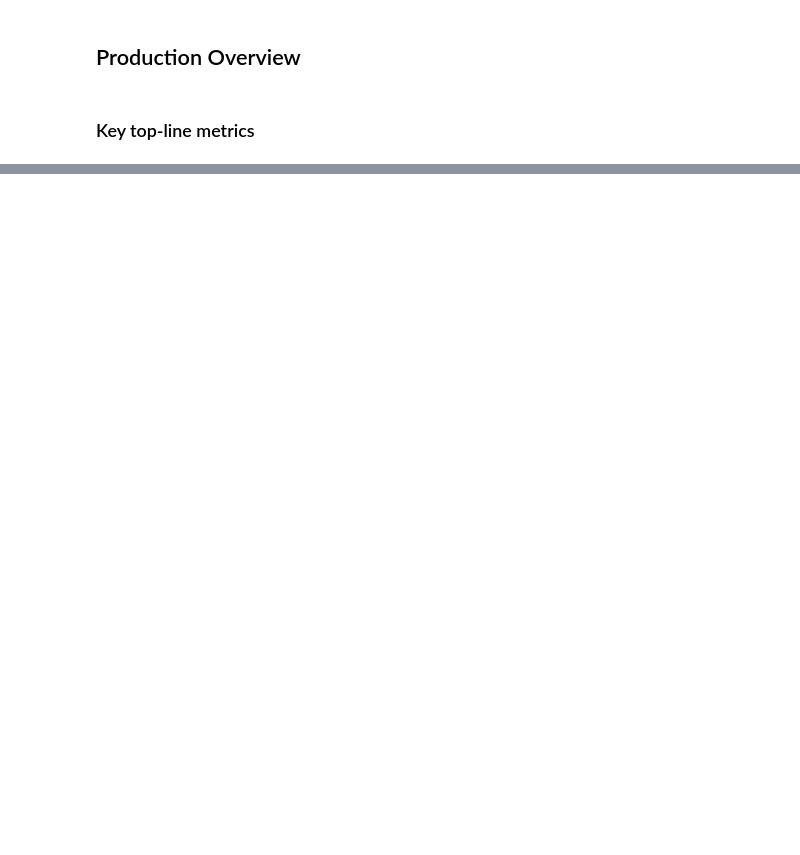
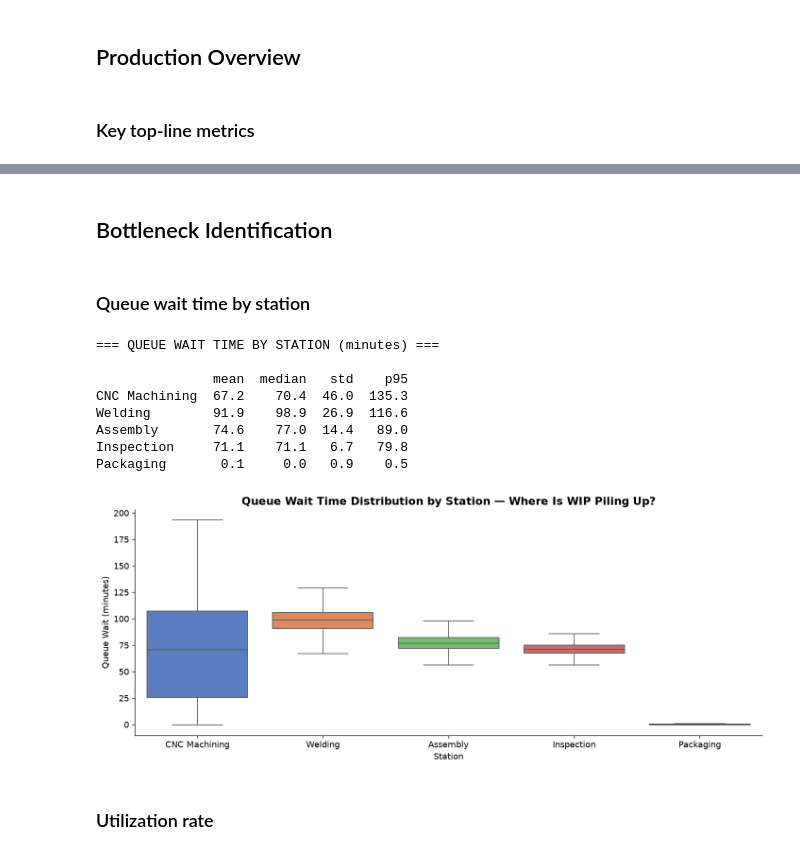
Before and after one commit to jtganem44/manufacturing-line-simulation, a Jupyter notebook: analysis/current_state_analysis_01.ipynb, the cells around one changed output, grey strips where cells are left out. Cells and saved outputs as stored; diff of their text form; code cells hidden in the pictures; blank space fills up the shorter version.

```diff
--- a/analysis/current_state_analysis_01.ipynb
+++ b/analysis/current_state_analysis_01.ipynb
@@ -172,0 +305,45 @@ parts_wip = parts_entered - (parts_completed + parts_scrapped)
+# %% [markdown]
+## Bottleneck Identification
+# %% [markdown]
+### Queue wait time by station
+# %%
+queue_stats = (
+    prod.groupby("station")["queue_wait_min"]
+    .agg(["mean", "median", "std", lambda x: x.quantile(0.95)])
+    .rename(columns={"<lambda_0>": "p95"})
+    .reindex(STATION_ORDER)
+)
+queue_stats.index = STATION_LABELS
+
+print("=== QUEUE WAIT TIME BY STATION (minutes) ===\n")
+print(queue_stats.round(1).to_string())
+
+# Queue wait distribution (box plot)
+plot_data = prod.copy()
+plot_data["station_label"] = plot_data["station"].map(
+    dict(zip(STATION_ORDER, STATION_LABELS))
+)
+
+fig, ax = plt.subplots(figsize=(12, 5))
+station_order_labels = [dict(zip(STATION_ORDER, STATION_LABELS))[s]
+                        for s in STATION_ORDER]
+sns.boxplot(data=plot_data, x="station_label", y="queue_wait_min",
+            order=station_order_labels, palette="muted",
+            showfliers=False, ax=ax)
+ax.set_xlabel("Station")
+ax.set_ylabel("Queue Wait (minutes)")
+ax.set_title("Queue Wait Time Distribution by Station — "
+             "Where Is WIP Piling Up?")
+savefig("04_queue_wait_boxplot")
+# %% [output]
+=== QUEUE WAIT TIME BY STATION (minutes) ===
+
+               mean  median   std    p95
+CNC Machining  67.2    70.4  46.0  135.3
+Welding        91.9    98.9  26.9  116.6
+Assembly       74.6    77.0  14.4   89.0
+Inspection     71.1    71.1   6.7   79.8
+Packaging       0.1     0.0   0.9    0.5
+[figure, added]
+# %% [markdown]
+### Utilization rate
```
Also changed, not shown: parts of 34 cells of this notebook.
